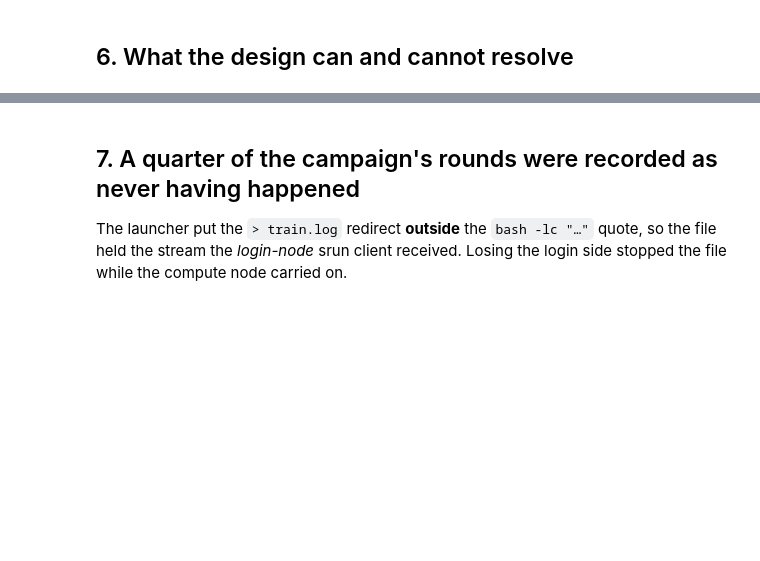
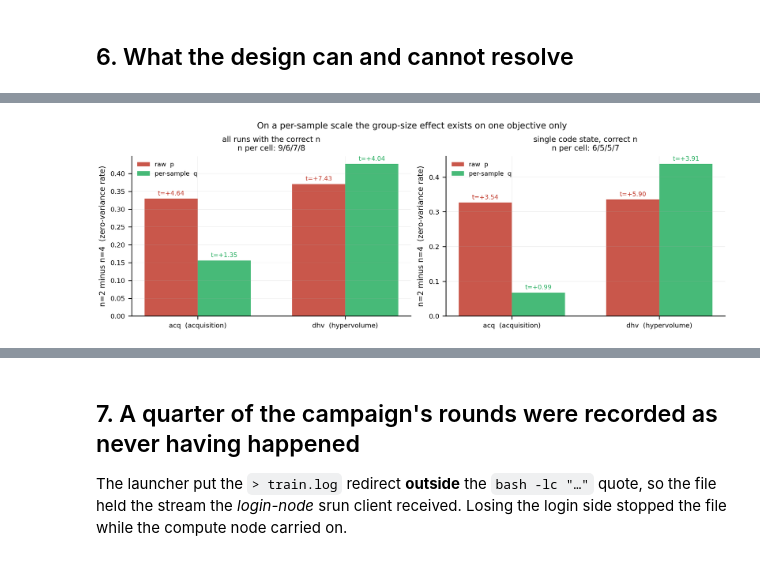
Before and after one commit to KangOxford/Large-Discovery-Models, a Jupyter notebook: rl/slime_launch/rl_analysis.ipynb, the cells around one changed output, grey strips where cells are left out. Saved outputs shown, nothing was run; the diff lists cells and outputs as text; code cells hidden in the pictures; blank space fills up the shorter version.

```diff
--- a/rl/slime_launch/rl_analysis.ipynb
+++ b/rl/slime_launch/rl_analysis.ipynb
@@ -449,0 +469,78 @@ already recorded three times.
+# %%
+import glob, re
+from pathlib import Path as _P
+
+NOM = {"acq_n2": 2, "acq_n4": 4, "dhv_n2": 2, "dhv_n4": 4}
+_PATS = {"acq_n2": ("runs/M-acqn2-*", "runs/X-acqn2-*"), "acq_n4": ("runs/M-acqn4-*", "runs/X-acqn4-*"),
+         "dhv_n2": ("runs/M-dhvn2-*", "runs/X-dhvn2-*"), "dhv_n4": ("runs/M-dhvn4-*", "runs/X-dhvn4-*")}
+_ROOT = _P("/lus/lfs1aip2/projects/public/u6gb/tasks/large-discovery-model/ldm_rl")
+
+# The nominal n is in the run's NAME; the n it actually ran is in its argv. They disagree
+# for nine runs, and the collector filters on neither.
+_meta = {}
+for _ps in _PATS.values():
+    for _pat in _ps:
+        for _ds in glob.glob(str(_ROOT / _pat)):
+            _d = _P(_ds); _k = _d.name.rsplit("_", 1)[0]
+            _fp = _d / "code_fingerprint.txt"; _lg = _d / "train.log"
+            _n = None
+            if _lg.exists():
+                _m = re.search(r'--n-samples-per-prompt\s+(\d+)', _lg.read_text(errors="replace")[:400000])
+                if _m: _n = int(_m.group(1))
+            _meta[_k] = (_fp.read_text().strip() if _fp.exists() else "unstamped", _n)
+
+_STAMP = "3084d1972608"
+def _rows(cell, clean):
+    out = []
+    for r in mx["cells"][cell]["per_run"]:
+        st, n = _meta.get(r["run"], ("unstamped", None))
+        if n != NOM[cell]:                      # drops the n=1 runs
+            continue
+        if clean and st != _STAMP:
+            continue
+        out.append(r["zs_rate"])
+    return np.array(out, float)
+
+def _welch(a, b):
+    va, vb = a.var(ddof=1)/len(a), b.var(ddof=1)/len(b)
+    se = np.sqrt(va + vb)
+    return (a.mean() - b.mean())/se if se > 0 else np.nan
+
+fig, axes = plt.subplots(1, 2, figsize=(9.2, 3.1))
+for ax, (clean, title) in zip(axes, [(False, "all runs with the correct n"),
+                                     (True, "single code state, correct n")]):
+    P_ = {c: _rows(c, clean) for c in NOM}
+    Q_ = {c: P_[c] ** (1.0/NOM[c]) for c in NOM}
+    _xs = np.arange(2); _bw = 0.36
+    for _off, _D, _lab, _col in [(-_bw/2, P_, "raw  p", HL), (_bw/2, Q_, "per-sample  q", OK)]:
+        for i, ep in enumerate(("acq", "dhv")):
+            _diff = _D[ep+"_n2"].mean() - _D[ep+"_n4"].mean()
+            _t = _welch(_D[ep+"_n2"], _D[ep+"_n4"])
+            ax.bar(i+_off, _diff, _bw, color=_col, alpha=.85,
+                   label=_lab if i == 0 else None)
+            ax.annotate(f"t={_t:+.2f}", (i+_off, _diff), ha="center", va="bottom",
+                        fontsize=6.5, color=_col,
+                        xytext=(0, 2), textcoords="offset points")
+    ax.axhline(0, color=INK, lw=.8)
+    ax.set_xticks(_xs); ax.set_xticklabels(["acq  (acquisition)", "dhv  (hypervolume)"])
+    ax.set_ylabel("n=2 minus n=4  (zero-variance rate)")
+    ax.set_title(title + f"\nn per cell: " + "/".join(str(len(_rows(c, clean))) for c in NOM), fontsize=8)
+    ax.legend(fontsize=6.5, frameon=False)
+fig.suptitle("On a per-sample scale the group-size effect exists on one objective only", fontsize=9)
+show(fig)
+
+for clean, title in [(False, "all runs with the correct n"), (True, "single code state, correct n")]:
+    P_ = {c: _rows(c, clean) for c in NOM}
+    Q_ = {c: P_[c] ** (1.0/NOM[c]) for c in NOM}
+    n2p = np.concatenate([P_["acq_n2"], P_["dhv_n2"]]); n4p = np.concatenate([P_["acq_n4"], P_["dhv_n4"]])
+    n2q = np.concatenate([Q_["acq_n2"], Q_["dhv_n2"]]); n4q = np.concatenate([Q_["acq_n4"], Q_["dhv_n4"]])
+    qbar = np.mean([Q_["acq_n2"].mean(), Q_["dhv_n2"].mean()])
+    pred = qbar**2 - qbar**4; obs = n2p.mean() - n4p.mean()
+    print(f"{title}   (n per cell: " + "/".join(str(len(P_[c])) for c in NOM) + ")")
+    print(f"    raw scale p : diff {obs:+.4f}  t={_welch(n2p, n4p):+.2f}")
+    print(f"    per-sample q: diff {n2q.mean()-n4q.mean():+.4f}  t={_welch(n2q, n4q):+.2f}")
+    for ep in ("acq", "dhv"):
+        print(f"        {ep} on q: diff {Q_[ep+'_n2'].mean()-Q_[ep+'_n4'].mean():+.4f}  t={_welch(Q_[ep+'_n2'], Q_[ep+'_n4']):+.2f}")
+    print(f"    arithmetic-only prediction (q={qbar:.4f} fixed): {pred:+.4f}  = {pred/obs*100:.0f}% of the raw effect\n")
+# %% [output]
+[figure, added]
```
Also changed, not shown: parts of 7 cells of this notebook, 1 other file.
